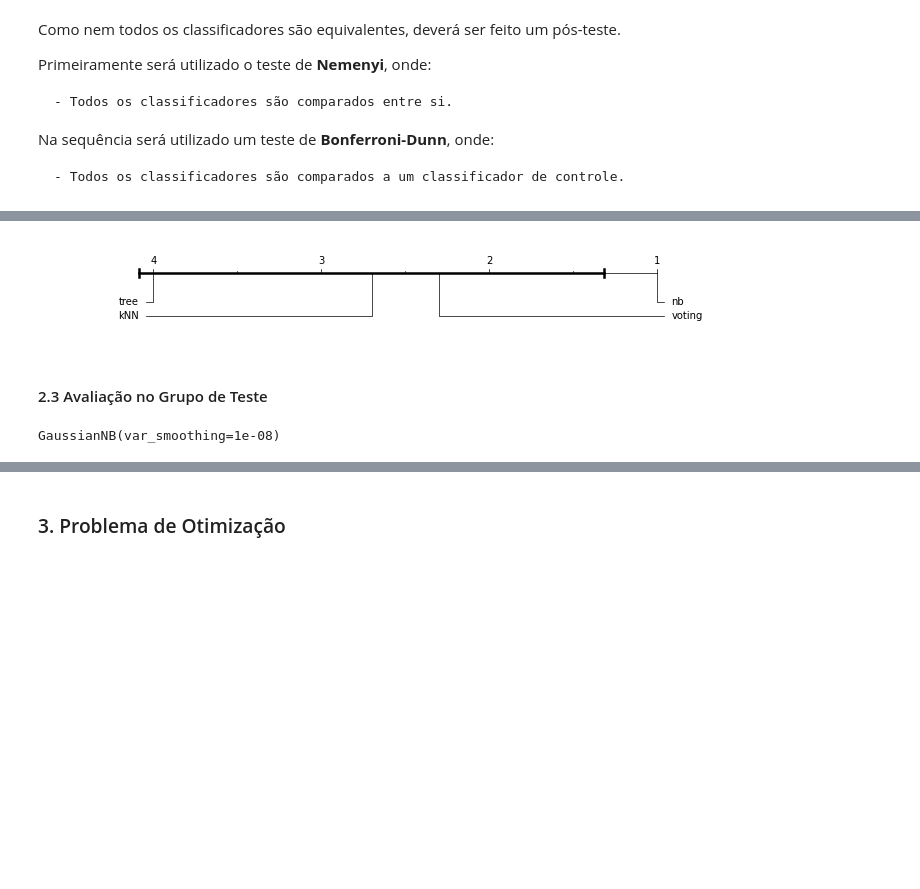
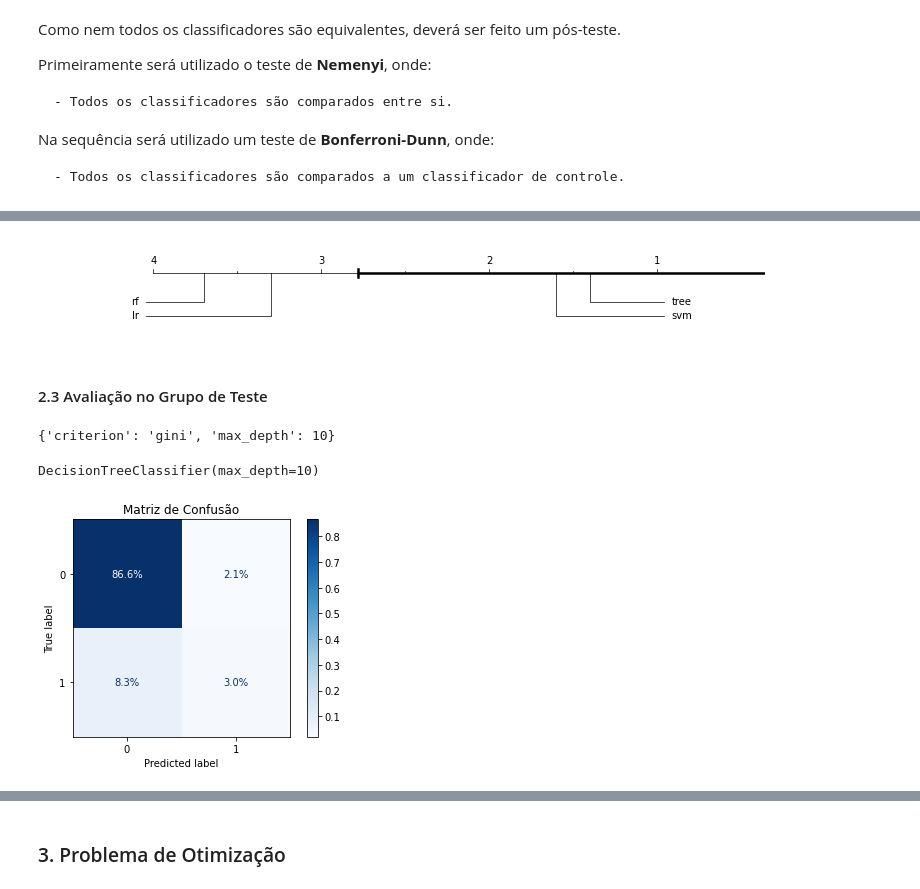
Before and after one commit to pedrosouzalv/PO-233, a Jupyter notebook: aplicacao_modelos.ipynb, the cells around one changed output, grey strips where cells are left out. Drawn from its saved outputs; the diff is of its cells as text; code cells hidden in the pictures; blank space fills up the shorter version.

```diff
--- a/aplicacao_modelos.ipynb
+++ b/aplicacao_modelos.ipynb
@@ -291,11 +306,11 @@ plt.show()
 #Teste de Bonferroni-Dunn
 
 #diferença crítica
-cd = compute_CD(average_ranks, n=recall_scores.shape[0], alpha='0.05', test='bonferroni-dunn')
+cd = compute_CD(average_ranks, n=recall_scores_final.shape[0], alpha='0.05', test='bonferroni-dunn')
 
 #plot diagrama de diferença crítica
 graph_ranks(average_ranks,
-            names=list(tunned_models.keys()),
+            names=list(recall_scores_final.columns),
             cd=cd,
             cdmethod=0,
             width=10,
@@ -304,11 +319,29 @@ graph_ranks(average_ranks,
 
 plt.show()
 # %% [output]
-[figure, old version]
+[figure, new version]
 # %% [markdown]
 #### 2.3 Avaliação no Grupo de Teste
+# %%
+tunned_models['tree'].best_params_
+# %% [output]
+{'criterion': 'gini', 'max_depth': 10}
 # %%
-best_model = GaussianNB(var_smoothing = tunned_models['nb'].best_params_['var_smoothing'])
+best_model = DecisionTreeClassifier(
+                                    criterion= 'gini',
+                                    max_depth=10,
+                                    )
 best_model.fit(X_train.values, y_train['y'].values)
 # %% [output]
-GaussianNB(var_smoothing=1e-08)
+DecisionTreeClassifier(max_depth=10)
+# %%
+predict_label = best_model.predict(X_test.values)
+# %%
+from sklearn import metrics
+cm = metrics.confusion_matrix(y_test['y'].values, predict_label, normalize = 'all')
+disp = metrics.ConfusionMatrixDisplay(confusion_matrix=cm)
+disp.plot(cmap='Blues',values_format = '.1%')
+plt.title('Matriz de Confusão')
+plt.show()
+# %% [output]
+[figure, added]
```
Also changed, not shown: parts of 32 cells of this notebook, 6 other files.
